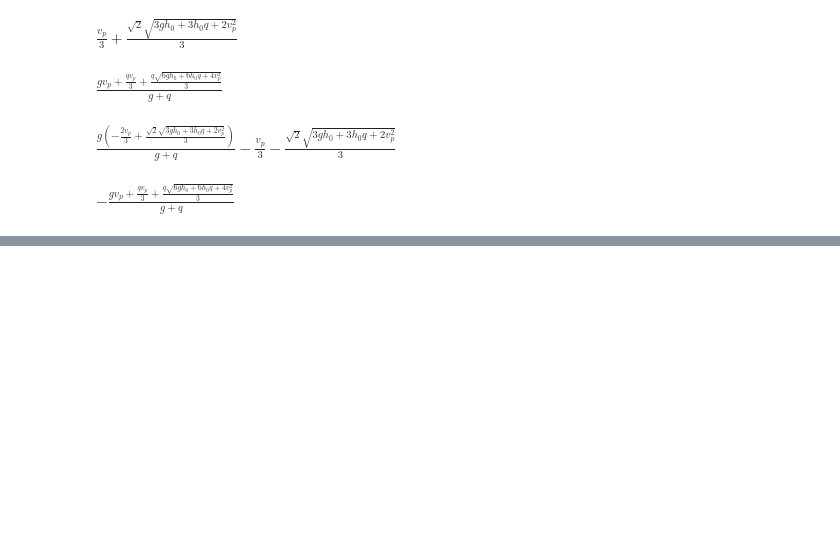
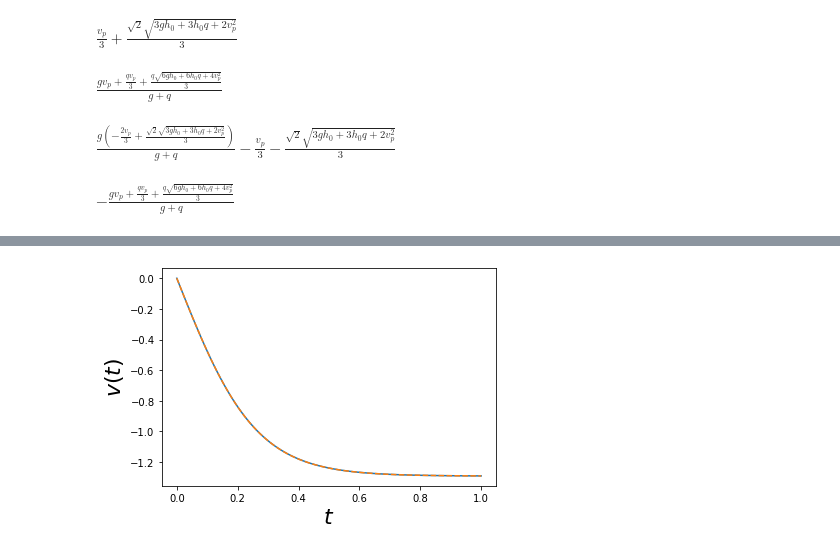
Before and after one commit to 8wgf3b/books, a Jupyter notebook: simping_for_senpai.ipynb, the cells around one changed output, grey strips where cells are left out. Drawn from its saved outputs; the diff is of its cells as text; code cells hidden in the pictures; blank space fills up the shorter version.

```diff
--- a/simping_for_senpai.ipynb
+++ b/simping_for_senpai.ipynb
@@ -152,0 +434,8 @@ $\displaystyle - \frac{g v_{p} + \frac{q v_{p}}{3} + \frac{q \sqrt{6 g h_{0} + 6
+# %%
+t, R, g, m1, m2 = smp.symbols('t R g m_1 m_2')
+z, theta = smp.symbols(r'z \theta', cls=smp.Function)
+z = z(t)
+theta = theta(t)
+
+dzdt = smp.diff(z,t)
+dthedt = smp.diff(theta,t)
@@ -152,0 +478,19 @@ $\displaystyle - \frac{g v_{p} + \frac{q v_{p}}{3} + \frac{q \sqrt{6 g h_{0} + 6
+# %%
+def dvdt(t, v):
+    return 3*v**2 - 5
+v0 = 0
+# %%
+t = np.linspace(0, 1, 100)
+sol_m1 = odeint(dvdt, y0=v0, t=t, tfirst=True)
+sol_m2 = solve_ivp(dvdt, t_span=(0,max(t)), y0=[v0], t_eval=t)
+# %%
+v_sol_m1 = sol_m1.T[0]
+v_sol_m2 = sol_m2.y[0]
+# %%
+plt.plot(t, v_sol_m1)
+plt.plot(t, v_sol_m2, '--')
+plt.ylabel('$v(t)$', fontsize=22)
+plt.xlabel('$t$', fontsize=22)
+plt.show()
+# %% [output]
+[figure, added]
```
Also changed, not shown: parts of 73 cells of this notebook.
